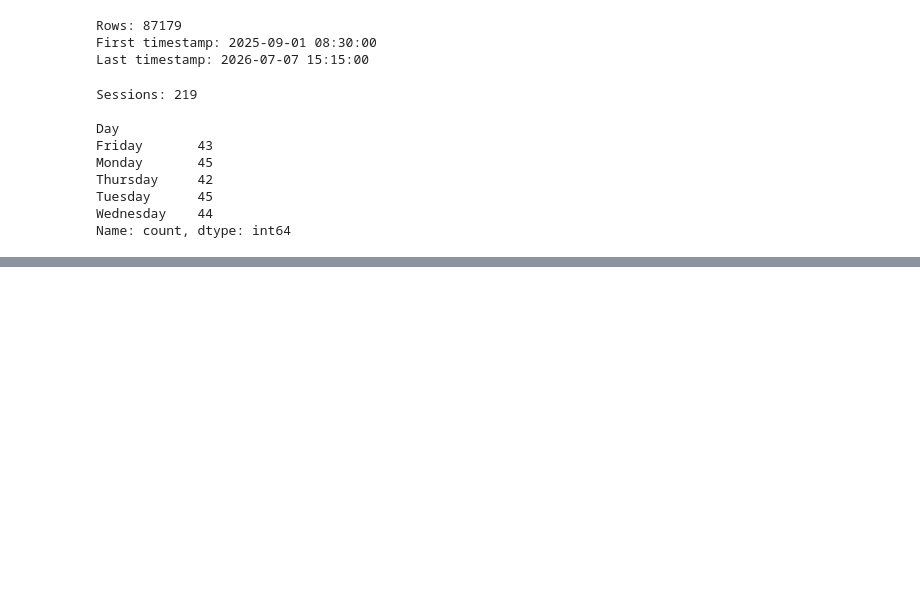
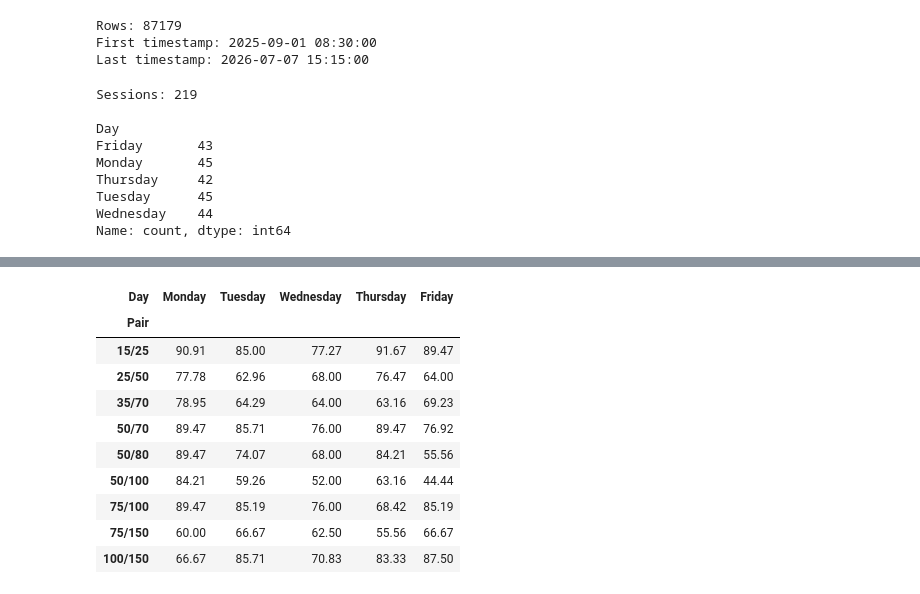
Before and after one commit to LhordeS/DailyEdge, a Jupyter notebook: notebooks/analysis.trade_cleanliness_by_weekday.ipynb, the cells around one changed output, grey strips where cells are left out. Saved outputs shown, nothing was run; the diff lists cells and outputs as text; code cells hidden in the pictures; blank space fills up the shorter version.

```diff
--- a/notebooks/analysis.trade_cleanliness_by_weekday.ipynb
+++ b/notebooks/analysis.trade_cleanliness_by_weekday.ipynb
@@ -791,0 +849,14 @@ be_survival_table.round(2)
+# %%
+# Prediction accuracy population for matched dates
+
+matched_predictions = predictions[
+    predictions["Date"].dt.date.isin(matched_dates)
+].copy()
+
+print("Matched predictions:", len(matched_predictions))
+
+print("\nCorrect distribution:")
+print(matched_predictions["Correct"].value_counts(dropna=False))
+
+print("\nResult distribution:")
+print(matched_predictions["Result"].value_counts(dropna=False))
@@ -791,0 +911,41 @@ be_survival_table.round(2)
+# %%
+# BE + Add success rate by weekday — correct predictions only
+
+correct_be = be_accuracy[
+    (be_accuracy["Correct"] == True) &
+    (be_accuracy["Outcome"].isin(["Success", "Failure"]))
+].copy()
+
+correct_success_table = (
+    correct_be
+    .assign(Success=correct_be["Outcome"].eq("Success"))
+    .groupby(["Stop", "Target", "Day"])["Success"]
+    .mean()
+    .mul(100)
+    .unstack("Day")
+)
+
+correct_success_table = correct_success_table[
+    ["Monday", "Tuesday", "Wednesday", "Thursday", "Friday"]
+]
+
+correct_success_table.index = [
+    f"{stop}/{target}"
+    for stop, target in correct_success_table.index
+]
+
+correct_success_table.index.name = "Pair"
+
+correct_success_table.round(2)
+# %% [output]
+| Day | Monday | Tuesday | Wednesday | Thursday | Friday |
+| Pair |  |  |  |  |  |
+| 15/25 | 90.91 | 85.00 | 77.27 | 91.67 | 89.47 |
+| 25/50 | 77.78 | 62.96 | 68.00 | 76.47 | 64.00 |
+| 35/70 | 78.95 | 64.29 | 64.00 | 63.16 | 69.23 |
+| 50/70 | 89.47 | 85.71 | 76.00 | 89.47 | 76.92 |
+| 50/80 | 89.47 | 74.07 | 68.00 | 84.21 | 55.56 |
+| 50/100 | 84.21 | 59.26 | 52.00 | 63.16 | 44.44 |
+| 75/100 | 89.47 | 85.19 | 76.00 | 68.42 | 85.19 |
+| 75/150 | 60.00 | 66.67 | 62.50 | 55.56 | 66.67 |
+| 100/150 | 66.67 | 85.71 | 70.83 | 83.33 | 87.50 |
```
Also changed, not shown: parts of 19 cells of this notebook, 5 other files.
